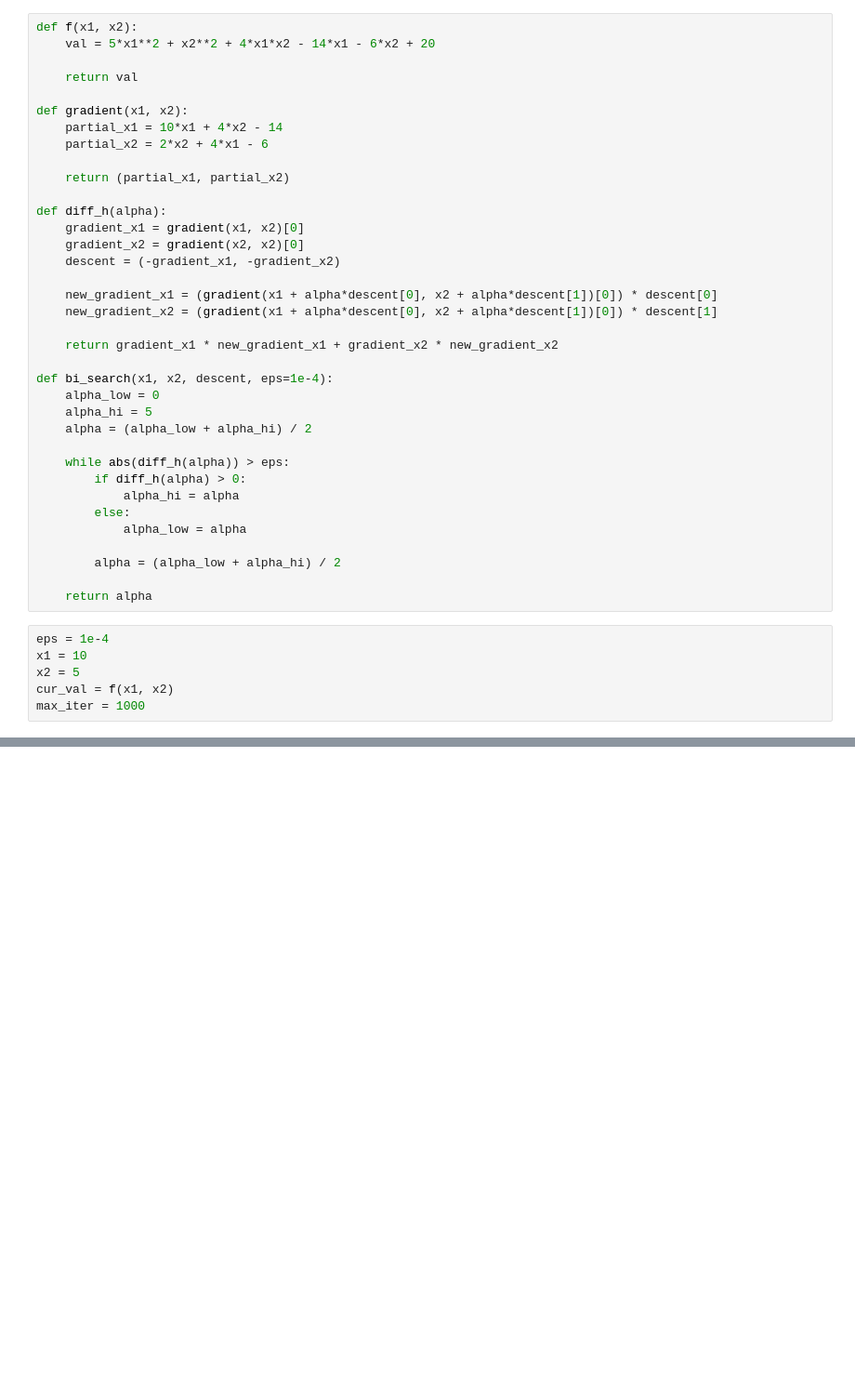
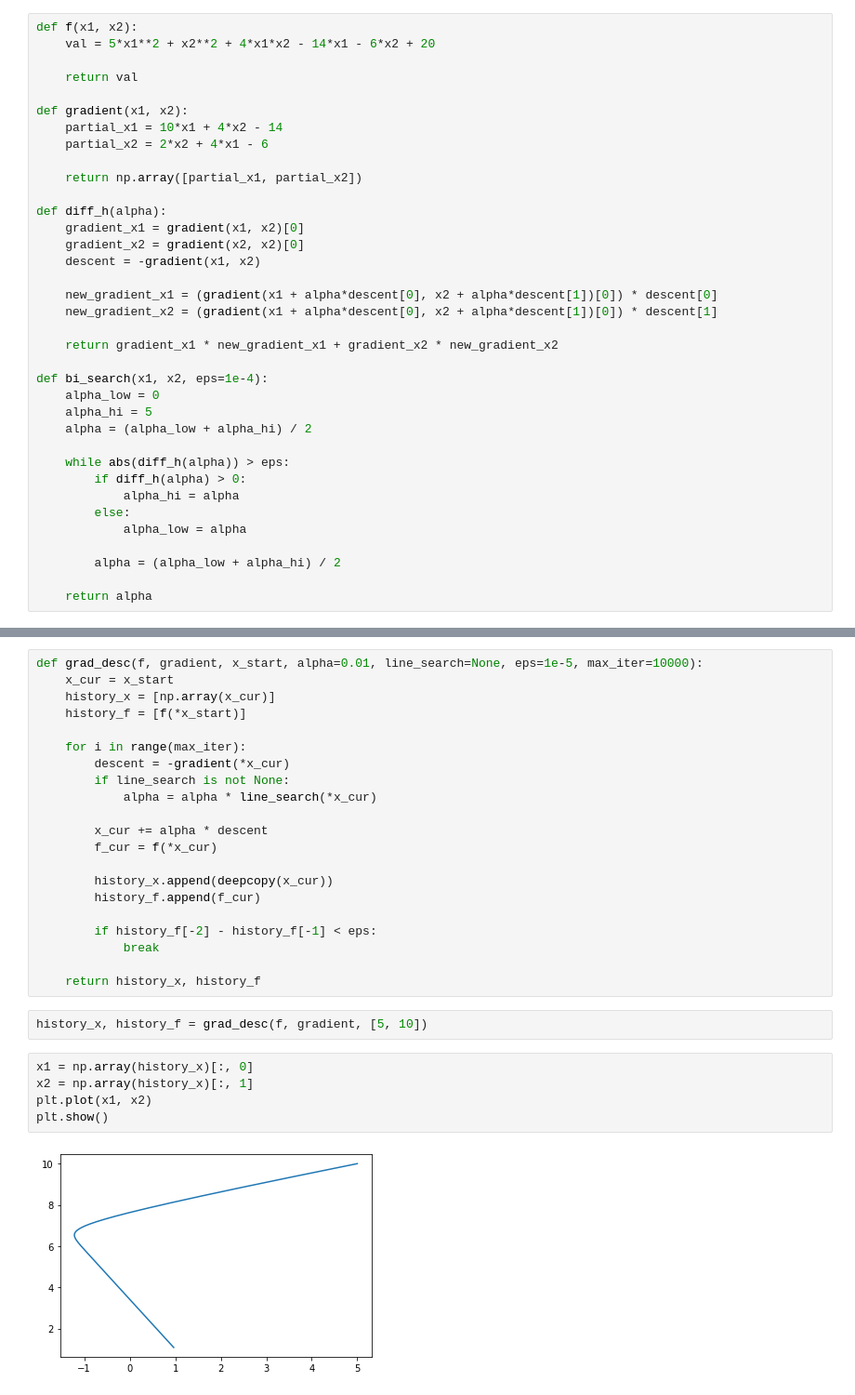
Before and after one commit to Munchic/cs166, a Jupyter notebook: cs164-4.2.ipynb, the cells around one changed output, grey strips where cells are left out. Shown: that part at 93% size. Saved outputs shown, nothing was run; the diff lists cells and outputs as text; blank space fills up the shorter version.

```diff
--- a/cs164-4.2.ipynb
+++ b/cs164-4.2.ipynb
@@ -10,19 +13,19 @@ def gradient(x1, x2):
     partial_x1 = 10*x1 + 4*x2 - 14
     partial_x2 = 2*x2 + 4*x1 - 6
 
-    return (partial_x1, partial_x2)
+    return np.array([partial_x1, partial_x2])
 
 def diff_h(alpha):
     gradient_x1 = gradient(x1, x2)[0]
     gradient_x2 = gradient(x2, x2)[0]
-    descent = (-gradient_x1, -gradient_x2)
+    descent = -gradient(x1, x2)
 
     new_gradient_x1 = (gradient(x1 + alpha*descent[0], x2 + alpha*descent[1])[0]) * descent[0]
     new_gradient_x2 = (gradient(x1 + alpha*descent[0], x2 + alpha*descent[1])[0]) * descent[1]
 
     return gradient_x1 * new_gradient_x1 + gradient_x2 * new_gradient_x2
 
-def bi_search(x1, x2, descent, eps=1e-4):
+def bi_search(x1, x2, eps=1e-4):
     alpha_low = 0
     alpha_hi = 5
     alpha = (alpha_low + alpha_hi) / 2
@@ -36,9 +39,3 @@ def bi_search(x1, x2, descent, eps=1e-4):
         alpha = (alpha_low + alpha_hi) / 2
 
     return alpha
-# %%
-eps = 1e-4
-x1 = 10
-x2 = 5
-cur_val = f(x1, x2)
-max_iter = 1000
@@ -83,0 +42,30 @@ plt.plot(history_x1, history_val)
+# %%
+def grad_desc(f, gradient, x_start, alpha=0.01, line_search=None, eps=1e-5, max_iter=10000):
+    x_cur = x_start
+    history_x = [np.array(x_cur)]
+    history_f = [f(*x_start)]
+
+    for i in range(max_iter):
+        descent = -gradient(*x_cur)
+        if line_search is not None:
+            alpha = alpha * line_search(*x_cur)
+
+        x_cur += alpha * descent
+        f_cur = f(*x_cur)
+
+        history_x.append(deepcopy(x_cur))
+        history_f.append(f_cur)
+
+        if history_f[-2] - history_f[-1] < eps:
+            break
+
+    return history_x, history_f
+# %%
+history_x, history_f = grad_desc(f, gradient, [5, 10])
+# %%
+x1 = np.array(history_x)[:, 0]
+x2 = np.array(history_x)[:, 1]
+plt.plot(x1, x2)
+plt.show()
+# %% [output]
+[figure, added]
```
Also changed, not shown: parts of 6 cells of this notebook, 8 other files.
